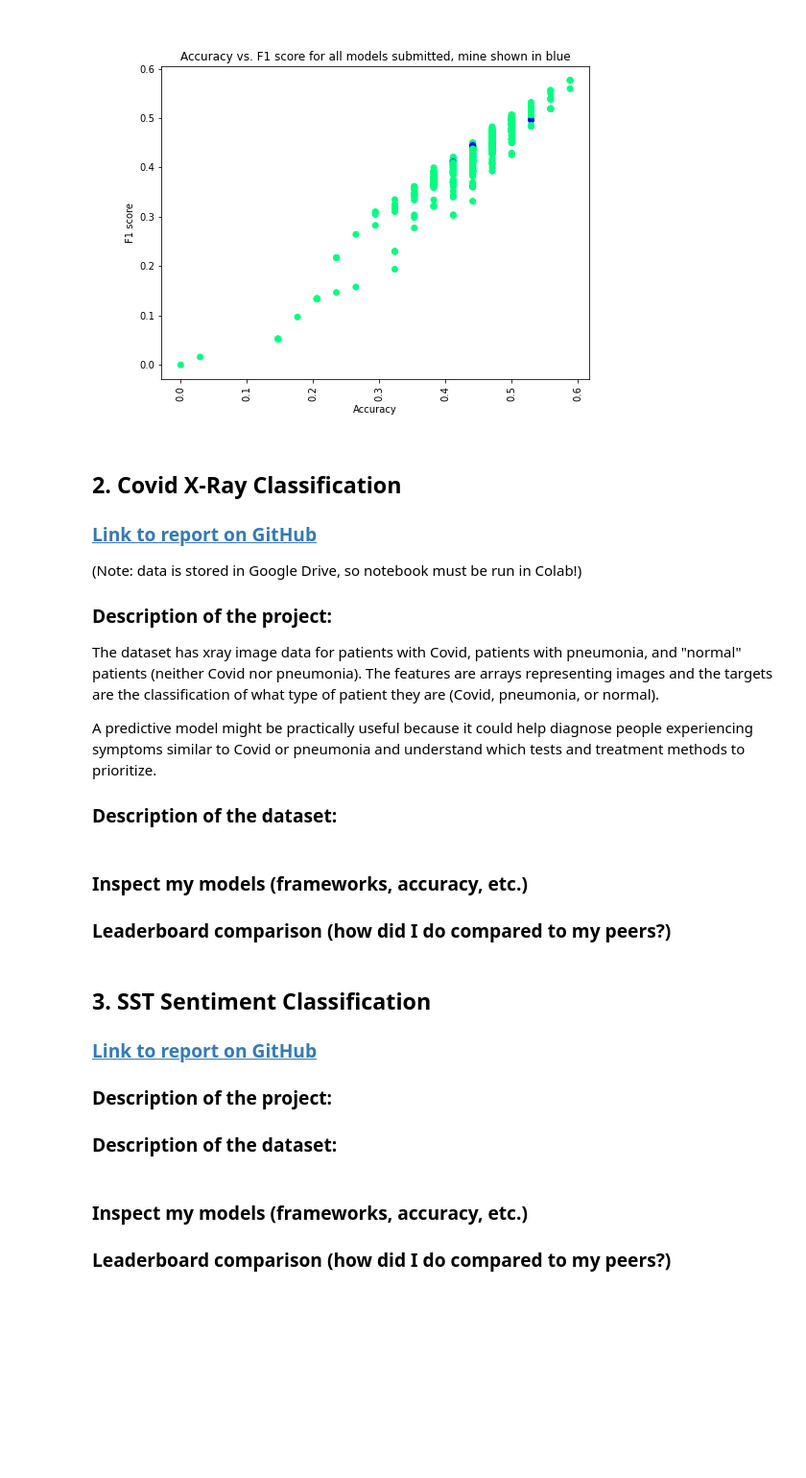
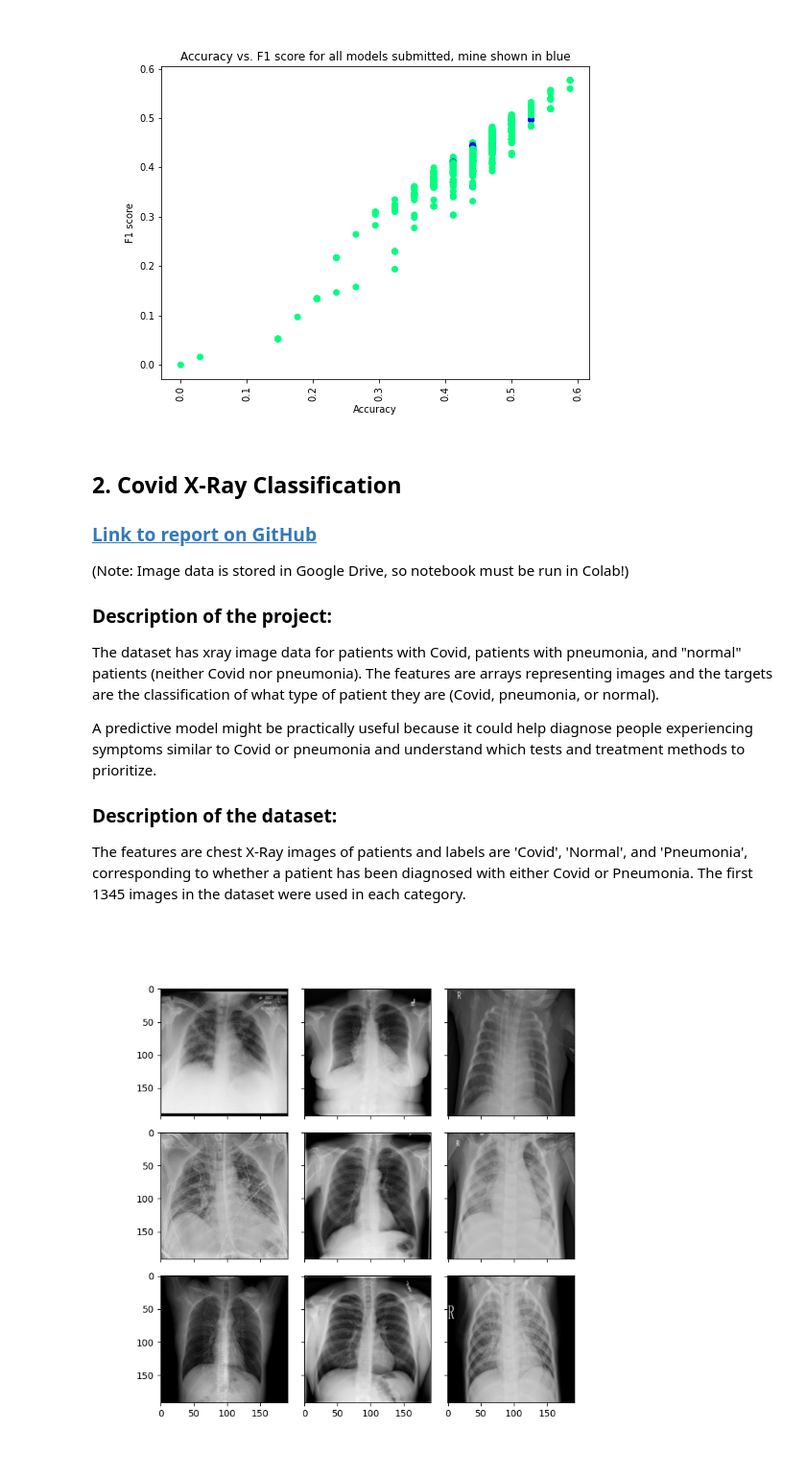
Before and after one commit to lprockop/AdvMLPortfolio, a Jupyter notebook: Portfolio-Main.ipynb, the cells around one changed output. Shown at 96% size. Saved outputs shown, nothing was run; the diff lists cells and outputs as text; code cells hidden in the pictures; blank space fills up the shorter version.

Commit message:
updating main doc

```diff
--- a/Portfolio-Main.ipynb
+++ b/Portfolio-Main.ipynb
@@ -110,7 +110,7 @@ Image('Predict World Happiness/Output/full model performance.png')
 
 ### [Link to report on GitHub](https://github.com/lprockop/AdvMLPortfolio/tree/main/Classify%20Covid%20X-Ray%20Images)
 
-(Note: data is stored in Google Drive, so notebook must be run in Colab!)
+(Note: Image data is stored in Google Drive, so notebook must be run in Colab!)
 
 ### Description of the project:
 
@@ -120,19 +120,10 @@ A predictive model might be practically useful because it could help diagnose pe
 
 
 ### Description of the dataset:
+
+The features are chest X-Ray images of patients and labels are 'Covid', 'Normal', and 'Pneumonia', corresponding to whether a patient has been diagnosed with either Covid or Pneumonia. The first 1345 images in the dataset were used in each category.
-# %% [markdown]
-### Inspect my models (frameworks, accuracy, etc.)
-
-### Leaderboard comparison (how did I do compared to my peers?)
-# %% [markdown]
-## 3. SST Sentiment Classification
-
-### [Link to report on GitHub](https://github.com/lprockop/AdvMLPortfolio/tree/main/Classify%20Movie%20Review%20Sentiment%20(SST))
-
-### Description of the project:
-
-### Description of the dataset:
-# %% [markdown]
-### Inspect my models (frameworks, accuracy, etc.)
-
-### Leaderboard comparison (how did I do compared to my peers?)
+# %%
+#sample images (order: Covid, Normal, Pneumonia)
+Image('Classify Covid X-Ray Images/Output/covid.png')
+# %% [output]
+[figure, added]
```
Also changed, not shown: parts of 11 cells of this notebook, 13 other files.
